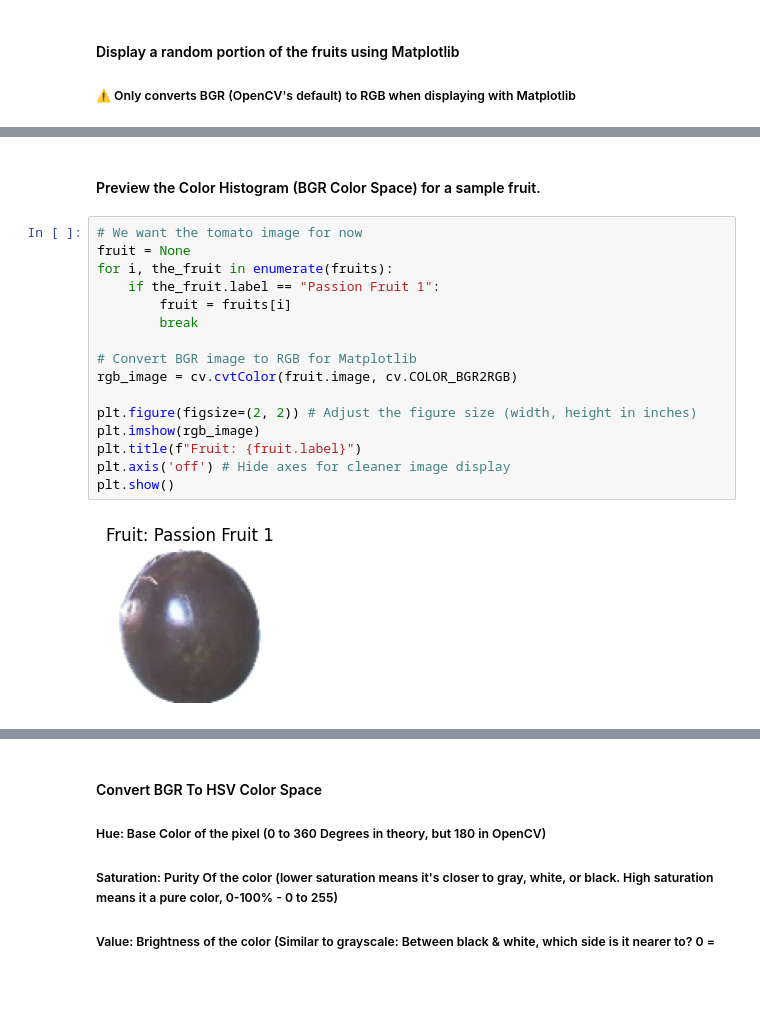
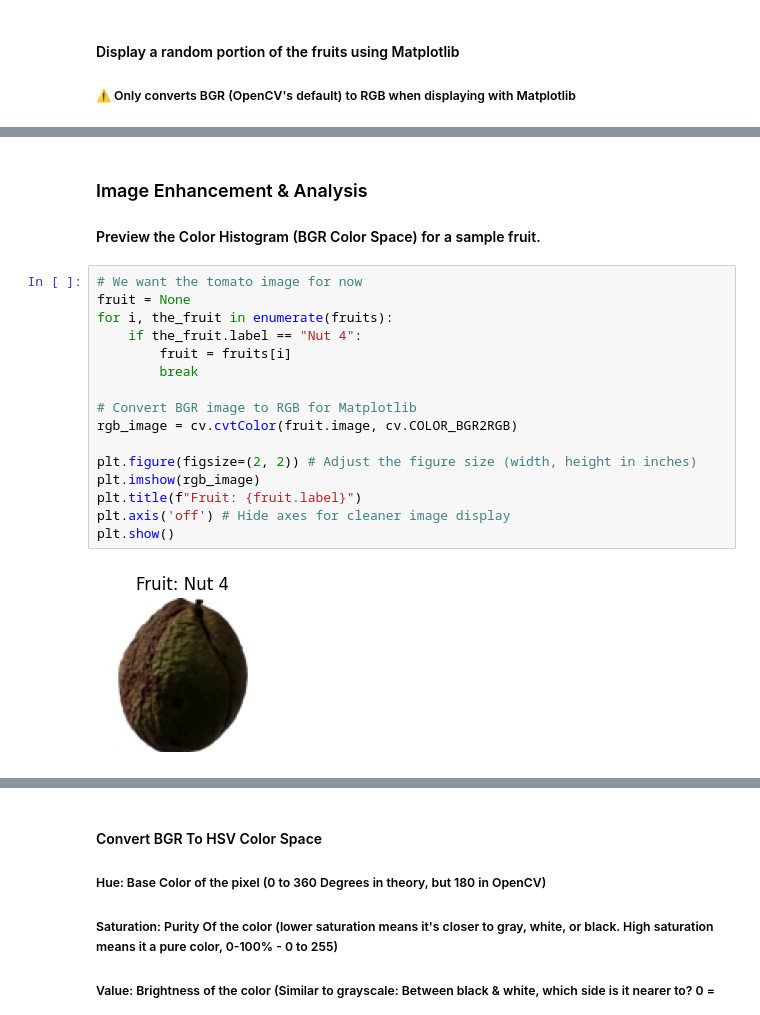
Before and after one commit to mohamedelziat50/Fruit-Recognition-MIU, a Jupyter notebook: Fruit_Recognition.ipynb, the cells around one changed output, grey strips where cells are left out. Cells and saved outputs as stored; diff of their text form; blank space fills up the shorter version.

```diff
--- a/Fruit_Recognition.ipynb
+++ b/Fruit_Recognition.ipynb
@@ -148,23 +148,24 @@ plt.show()
 # %% [markdown]
+### Image Enhancement & Analysis
 #### Preview the Color Histogram (BGR Color Space) for a sample fruit.
 # %%
 # We want the tomato image for now
 fruit = None
 for i, the_fruit in enumerate(fruits):
-    if the_fruit.label == "Passion Fruit 1":
+    if the_fruit.label == "Nut 4":
         fruit = fruits[i]
         break
 
 # Convert BGR image to RGB for Matplotlib
 rgb_image = cv.cvtColor(fruit.image, cv.COLOR_BGR2RGB)
 
 plt.figure(figsize=(2, 2)) # Adjust the figure size (width, height in inches)
 plt.imshow(rgb_image)
 plt.title(f"Fruit: {fruit.label}")
 plt.axis('off') # Hide axes for cleaner image display
 plt.show()
 # %% [output]
-[figure, old version]
+[figure, new version]
 # %%
 colors = ('b', 'g', 'r')
 channel_names = ('Blue', 'Green', 'Red')
```
Also changed, not shown: parts of 6 cells of this notebook.
